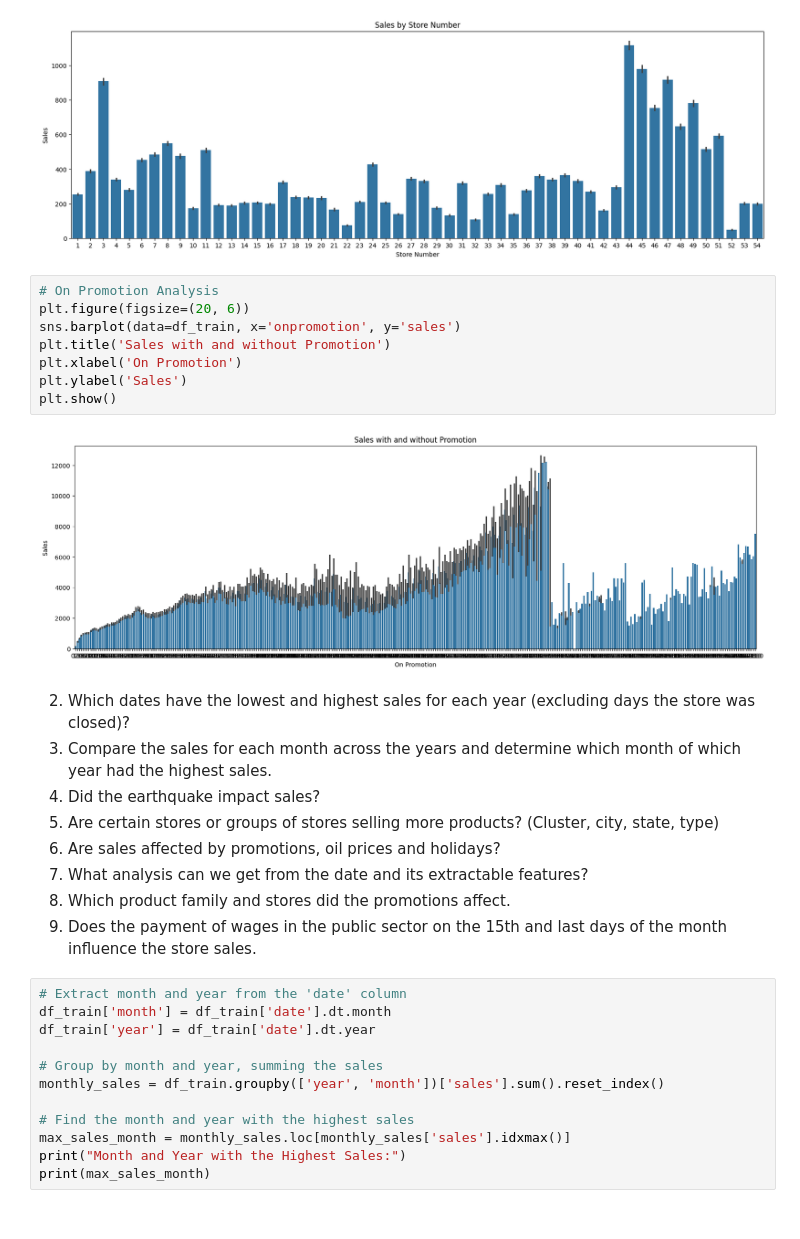
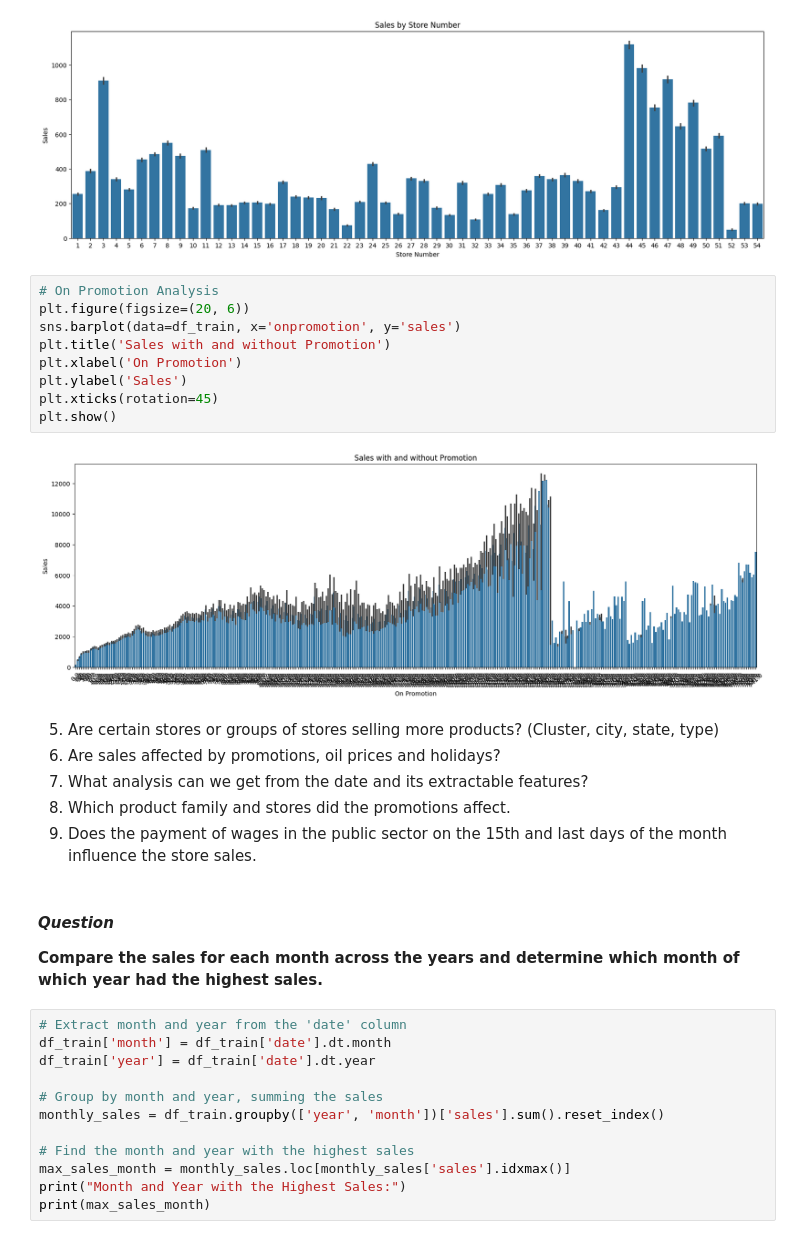
Before and after one commit to wamathaiwandeto/Time-Series-Regression-Analysis, a Jupyter notebook: notebooks/notebook.ipynb, the cells around one changed output. Saved outputs shown, nothing was run; the diff lists cells and outputs as text.

```diff
--- a/notebooks/notebook.ipynb
+++ b/notebooks/notebook.ipynb
@@ -445,23 +445,26 @@ plt.show()
 # %%
 # On Promotion Analysis
 plt.figure(figsize=(20, 6))
 sns.barplot(data=df_train, x='onpromotion', y='sales')
 plt.title('Sales with and without Promotion')
 plt.xlabel('On Promotion')
 plt.ylabel('Sales')
+plt.xticks(rotation=45)
 plt.show()
 # %% [output]
-[figure, old version]
+[figure, new version]
 # %% [markdown]
 
-2. Which dates have the lowest and highest sales for each year (excluding days the store was closed)?
-3. Compare the sales for each month across the years and determine which month of which year had the highest sales.
-4. Did the earthquake impact sales?
+
+
 5. Are certain stores or groups of stores selling more products? (Cluster, city, state, type)
 6. Are sales affected by promotions, oil prices and holidays?
 7. What analysis can we get from the date and its extractable features?
 8. Which product family and stores did the promotions affect.
 9. Does the payment of wages in the public sector on the 15th and last days of the month influence the store sales.
+# %% [markdown]
+#### ***Question***
+**Compare the sales for each month across the years and determine which month of which year had the highest sales.**
 # %%
 # Extract month and year from the 'date' column
 df_train['month'] = df_train['date'].dt.month
```
Also changed, not shown: parts of 3 cells of this notebook.
